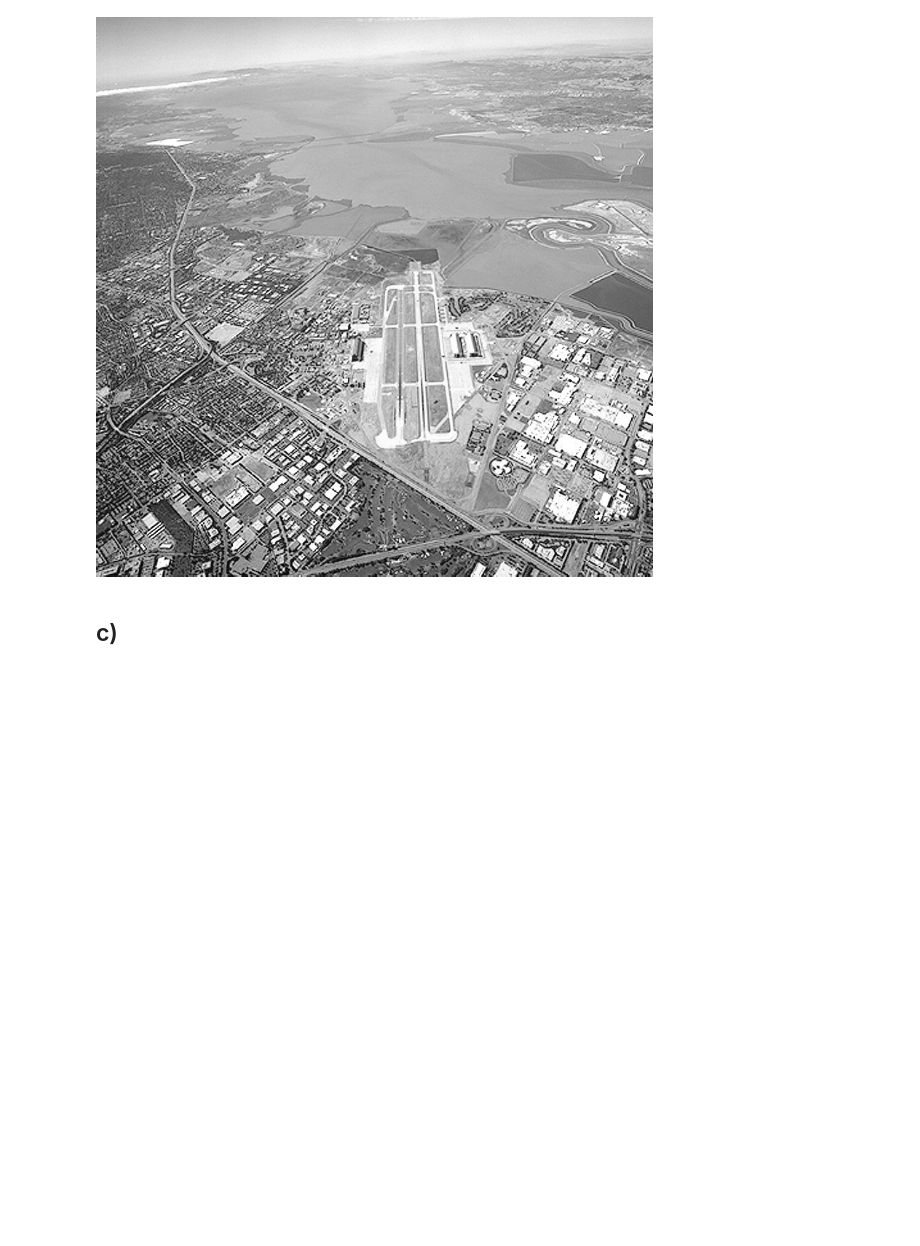
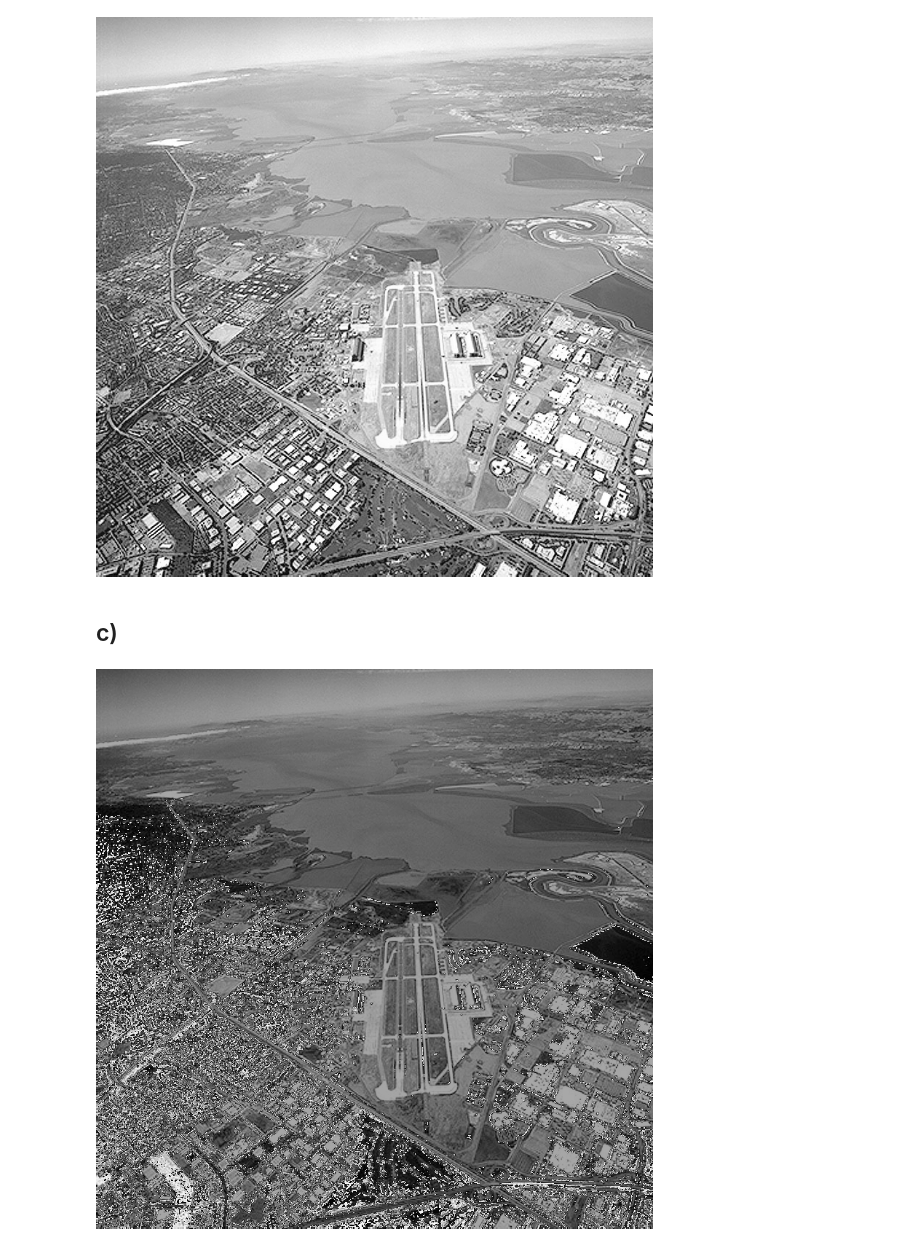
Before and after one commit to SeneshaMandakini/-Intensity-Transformations-and-Neighborhood-Filtering, a Jupyter notebook: Computer_Vision.ipynb, the cells around one changed output. Drawn from its saved outputs; the diff is of its cells as text; code cells hidden in the pictures; blank space fills up the shorter version.

```diff
--- a/Computer_Vision.ipynb
+++ b/Computer_Vision.ipynb
@@ -14,7 +14,7 @@ uploaded = files.upload()
 Saving runway.png to runway.png
 # %%
 # Load image
-image = cv2.imread('runway.png')
+image = cv2.imread('runway.png',0)
 # %%
 cv2_imshow(image)
 # %% [output]
@@ -49,3 +49,9 @@ cv2_imshow(new_image_2)
 [figure]
 # %% [markdown]
 ## c)
+# %%
+stretched = ((image - 0.2) / (0.8 - 0.2)).astype('uint8')
+# %%
+cv2_imshow(stretched)
+# %% [output]
+[figure, added]
```
